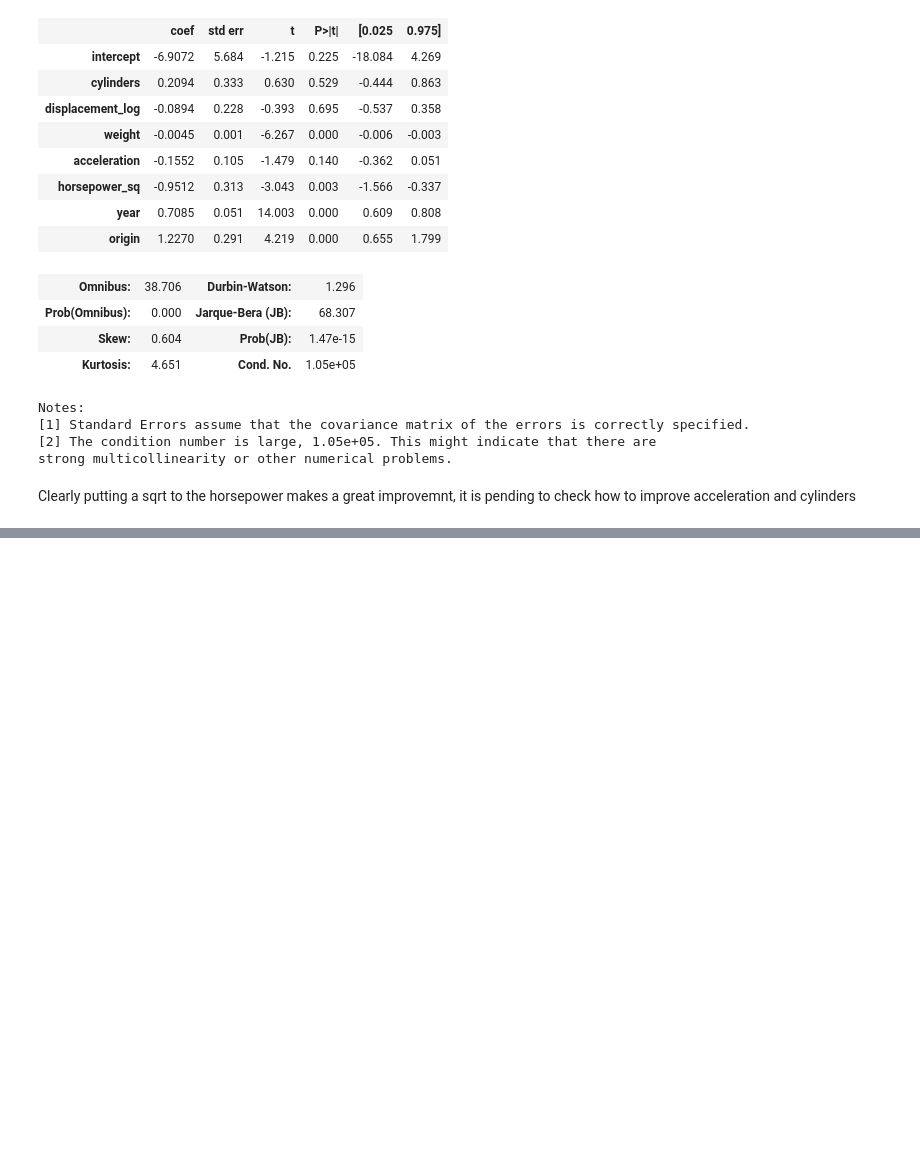
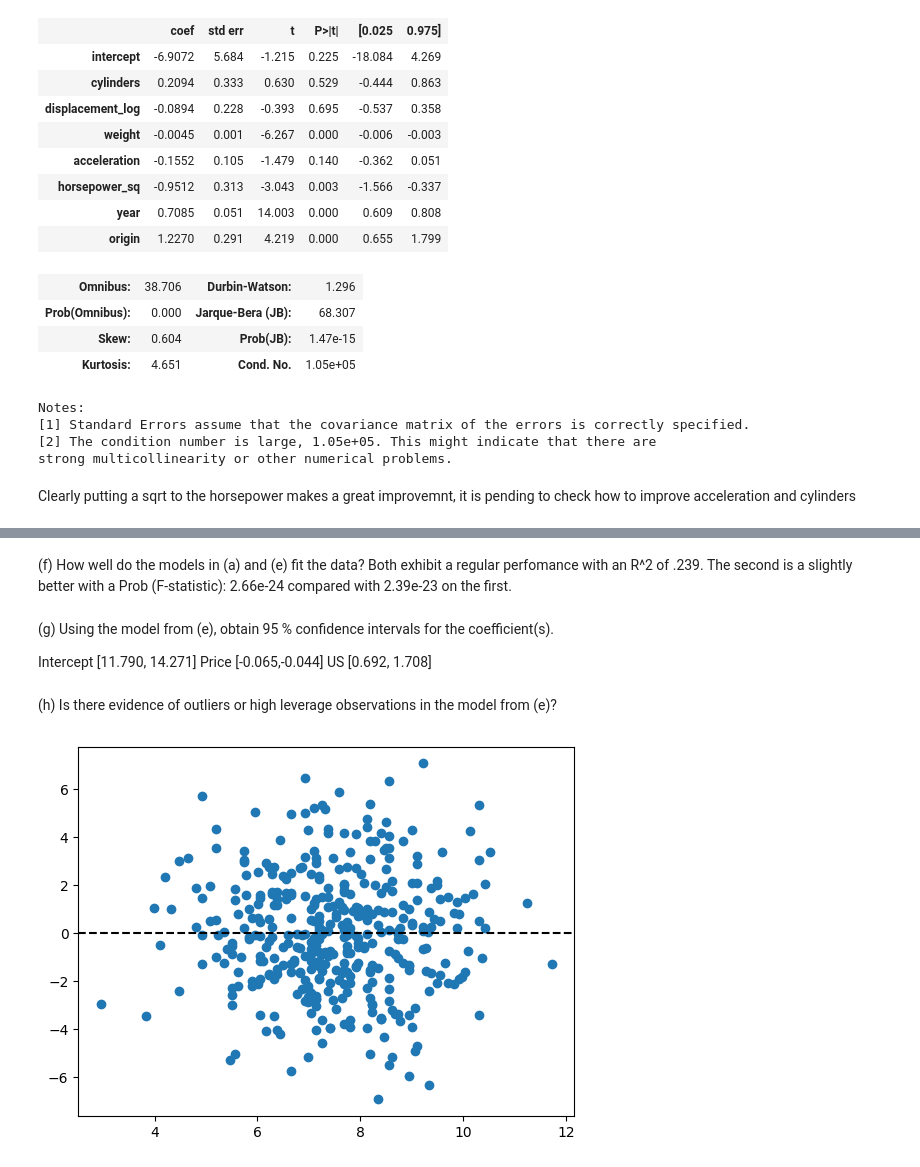
Before and after one commit to hinojosaad/islp, a Jupyter notebook: Chapter3/ch3.ipynb, the cells around one changed output, grey strips where cells are left out. Drawn from its saved outputs; the diff is of its cells as text; code cells hidden in the pictures; blank space fills up the shorter version.

```diff
--- a/Chapter3/ch3.ipynb
+++ b/Chapter3/ch3.ipynb
@@ -555,0 +562,3 @@ Clearly putting a sqrt to the horsepower makes a great improvemnt, it is pending
+# %%
+Carseats = load_data('Carseats')
+Carseats
@@ -555,0 +627,8 @@ Clearly putting a sqrt to the horsepower makes a great improvemnt, it is pending
+# %%
+X2 = MS([
+    'Price', 'US'
+]).fit_transform(Carseats)
+y = Carseats['Sales']
+model2 = sm.OLS(y, X2)
+results = model2.fit()
+results.summary()
@@ -555,0 +656,18 @@ Clearly putting a sqrt to the horsepower makes a great improvemnt, it is pending
+# %% [markdown]
+(f) How well do the models in (a) and (e) fit the data? Both exhibit a regular perfomance with an R^2 of .239. The second is a slightly better with a Prob (F-statistic):	2.66e-24 compared with 2.39e-23 on the first.
+# %% [markdown]
+(g) Using the model from (e), obtain 95 % confidence intervals for
+the coefficient(s).
+
+Intercept [11.790, 14.271]
+Price [-0.065,-0.044]
+US [0.692, 1.708]
+# %% [markdown]
+(h) Is there evidence of outliers or high leverage observations in the
+model from (e)?
+# %%
+plt.scatter(results.fittedvalues, results.resid)
+plt.axhline(0, c='k', ls='--')
+plt.show()
+# %% [output]
+[figure, added]
```
Also changed, not shown: parts of 10 cells of this notebook.
